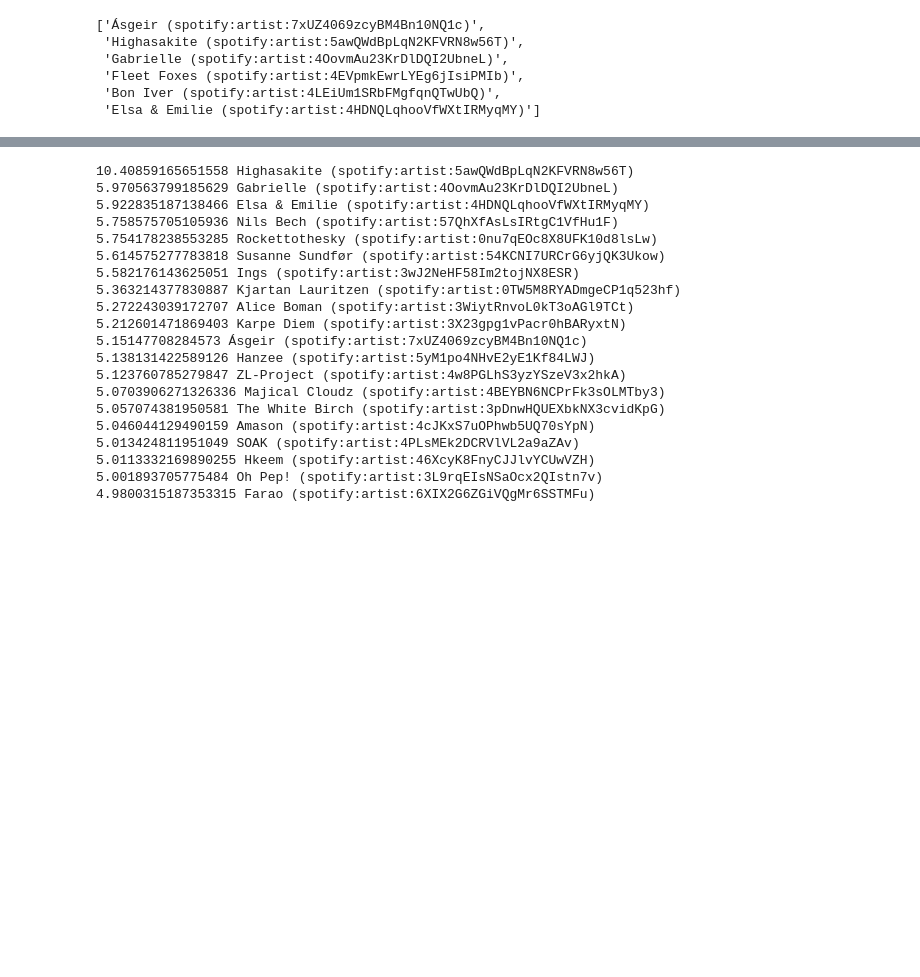
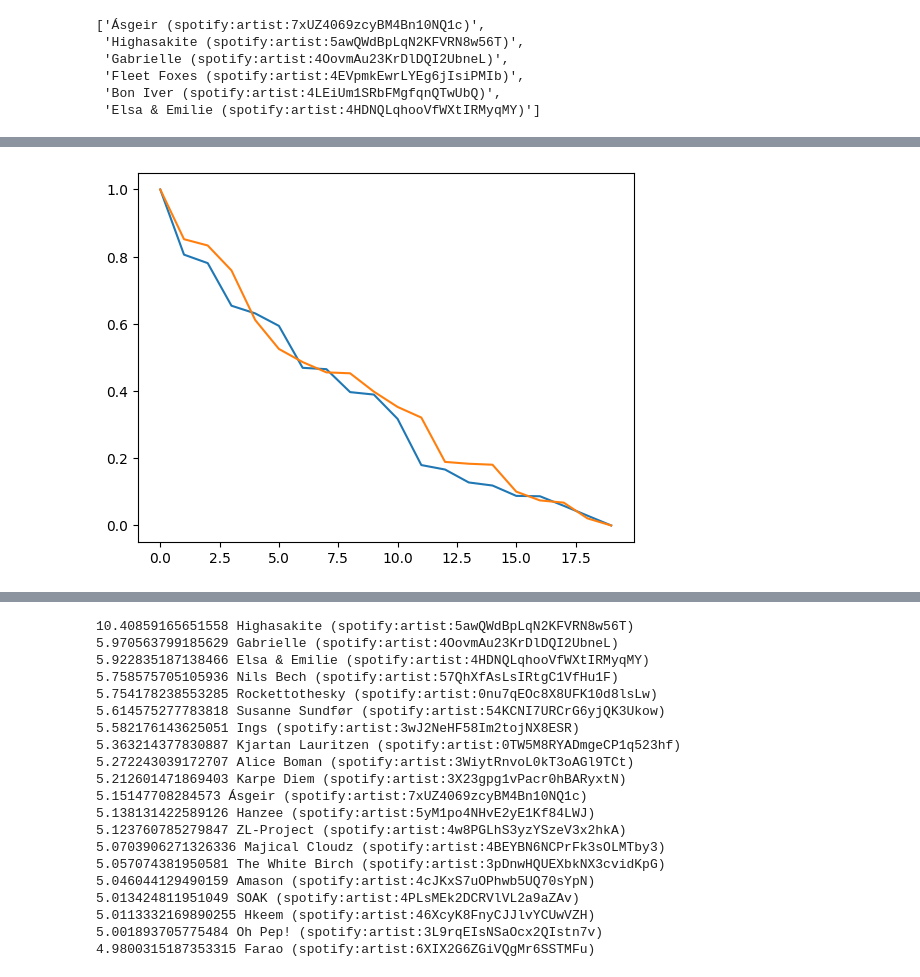
Before and after one commit to jprothero/find_similar_music_recommendations, a Jupyter notebook: notebooks/bridge_and_cluster_analysis.ipynb, the cells around one changed output, grey strips where cells are left out. Drawn from its saved outputs; the diff is of its cells as text; code cells hidden in the pictures; blank space fills up the shorter version.

```diff
--- a/notebooks/bridge_and_cluster_analysis.ipynb
+++ b/notebooks/bridge_and_cluster_analysis.ipynb
@@ -168,0 +243,3 @@ X.shape
+# %%
+alpha = optimize_alpha_using_a_to_b_matching_npmi(artist_mat, b, c)
+scores = npmi_batch_popularity_weighted(artist_mat, b, alpha)
@@ -168,0 +289,21 @@ X.shape
+# %%
+import matplotlib.pyplot as plt
+
+top_k = 20
+
+scores_a = similarity_scores[np.argsort(-similarity_scores)]
+scores_a = scores_a[:top_k]
+# scores_a = (scores_a - scores_a.mean()) / scores_a.std()
+scores_a = (scores_a - scores_a.min()) / (scores_a.max() - scores_a.min())
+# scores_a = scores_a / scores_a.max()
+
+scores_b = scores[np.argsort(-scores)]
+scores_b = scores_b[:top_k]
+# scores_b = (scores_b - scores_b.mean()) / scores_b.std()
+scores_b = (scores_b - scores_b.min()) / (scores_b.max() - scores_b.min())
+# scores_b = scores_b / scores_b.max()
+
+plt.plot(scores_a);
+plt.plot(scores_b);
+# %% [output]
+[figure, added]
```
Also changed, not shown: parts of 18 cells of this notebook, 1 other file.
